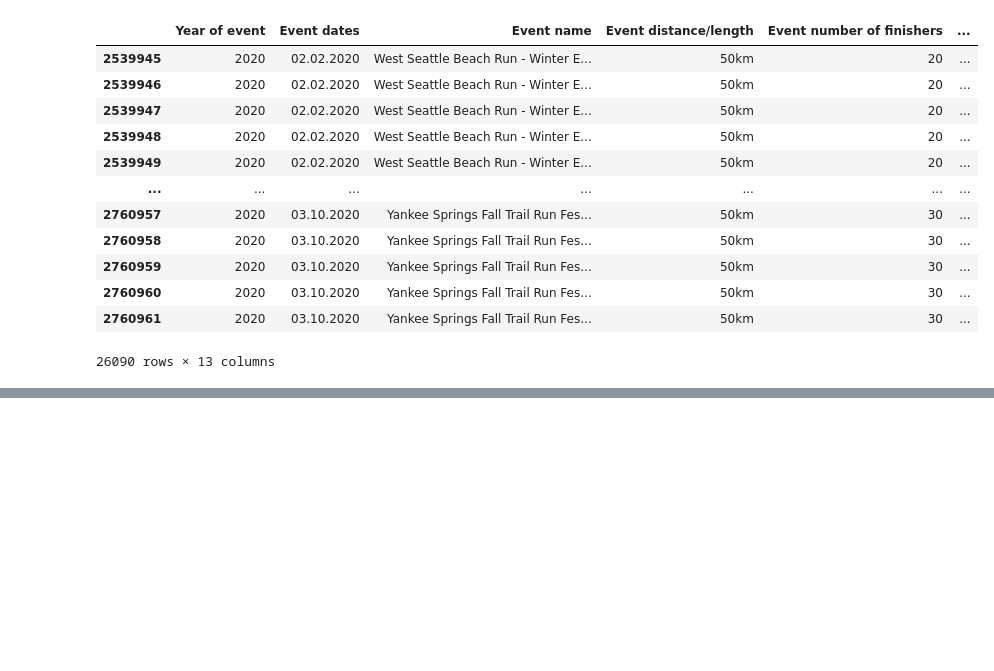
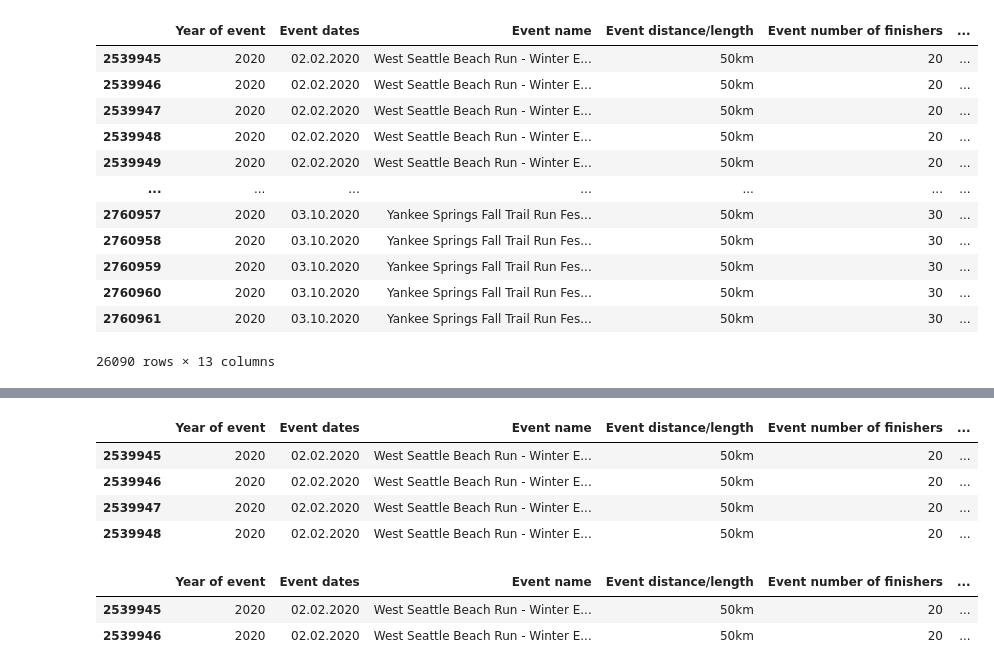
Before and after one commit to AnnieTran2023/Ultra-marathon-running-analysis, a Jupyter notebook: analysis.ipynb, the cells around one changed output, grey strips where cells are left out. Saved outputs shown, nothing was run; the diff lists cells and outputs as text; code cells hidden in the pictures; blank space fills up the shorter version.

```diff
--- a/analysis.ipynb
+++ b/analysis.ipynb
@@ -121,0 +174,3 @@ df[df['Event distance/length'].isin(["50km","50mi"]) & (df['Year of event'] == 2
+# %%
+#clean Performance
+df_filtered['Athlete performance'] = df_filtered['Athlete performance'].str.split(' ').str.get(0)
@@ -121,0 +183,8 @@ df[df['Event distance/length'].isin(["50km","50mi"]) & (df['Year of event'] == 2
+# %%
+df_filtered.head(4)
+# %% [output]
+|  | Year of event | Event dates | Event name | Event distance/length | Event number of finishers | ... |
+| 2539945 | 2020 | 02.02.2020 | West Seattle Beach Run - Winter E... | 50km | 20 | ... |
+| 2539946 | 2020 | 02.02.2020 | West Seattle Beach Run - Winter E... | 50km | 20 | ... |
+| 2539947 | 2020 | 02.02.2020 | West Seattle Beach Run - Winter E... | 50km | 20 | ... |
+| 2539948 | 2020 | 02.02.2020 | West Seattle Beach Run - Winter E... | 50km | 20 | ... |
@@ -121,0 +194,6 @@ df[df['Event distance/length'].isin(["50km","50mi"]) & (df['Year of event'] == 2
+# %%
+df_filtered.head(2)
+# %% [output]
+|  | Year of event | Event dates | Event name | Event distance/length | Event number of finishers | ... |
+| 2539945 | 2020 | 02.02.2020 | West Seattle Beach Run - Winter E... | 50km | 20 | ... |
+| 2539946 | 2020 | 02.02.2020 | West Seattle Beach Run - Winter E... | 50km | 20 | ... |
```
Also changed, not shown: parts of 8 cells of this notebook.
